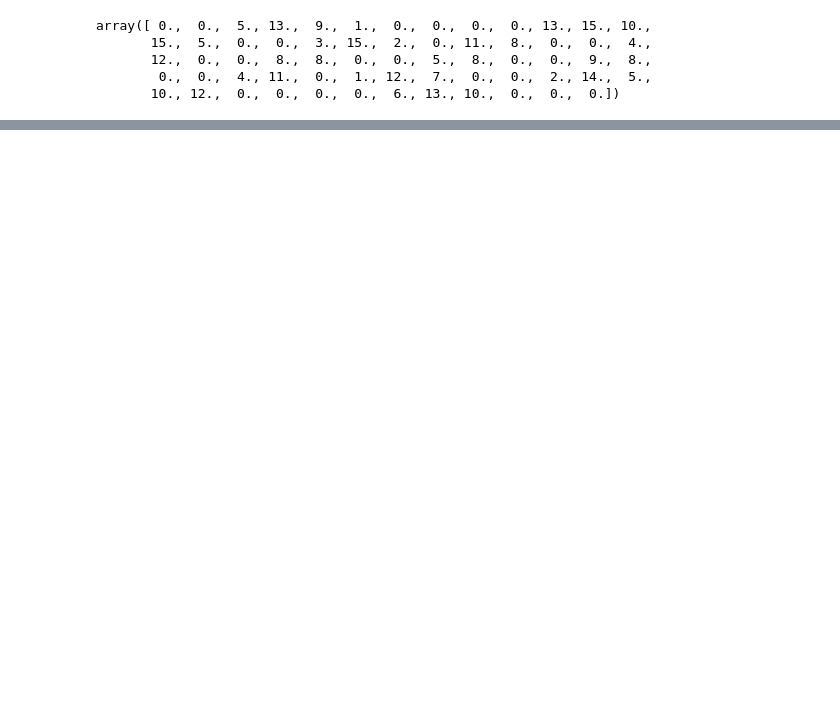
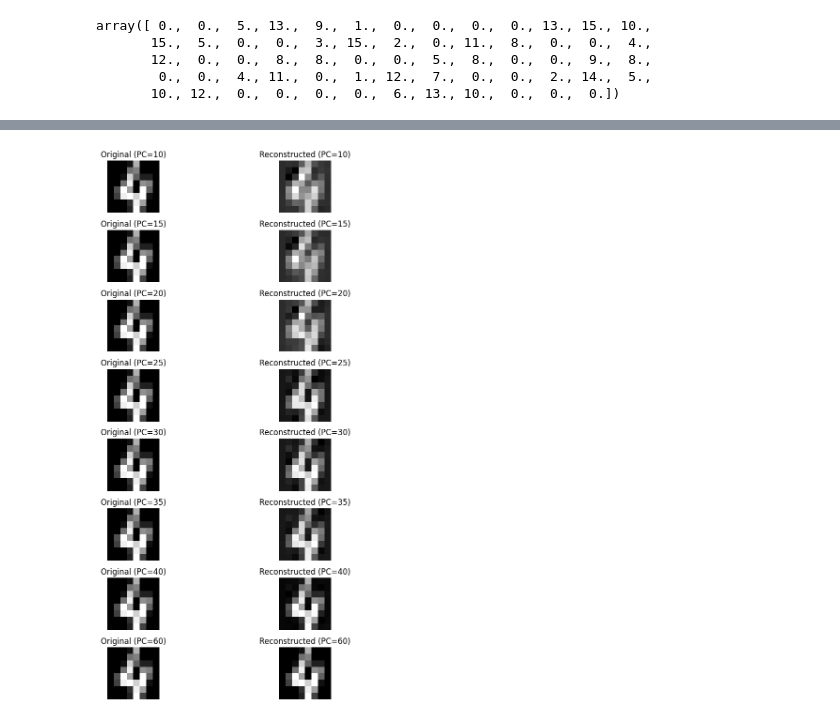
Before and after one commit to shayan-naghizade/ML_Practice, a Jupyter notebook: Principal Component Analysis/code.ipynb, the cells around one changed output, grey strips where cells are left out. Cells and saved outputs as stored; diff of their text form; code cells hidden in the pictures; blank space fills up the shorter version.

```diff
--- a/Principal Component Analysis/code.ipynb
+++ b/Principal Component Analysis/code.ipynb
@@ -101,0 +127,28 @@ Total variance captured: 0.2850936482369688
+# %%
+digits = load_digits()
+X = digits.data
+
+target_digit = 4
+i = list(digits.target).index(target_digit)
+
+components_list = [10, 15, 20, 25, 30, 35, 40, 60]
+
+fig, axes = plt.subplots(len(components_list), 2, figsize=(10, 12))
+
+for idx, n_components in enumerate(components_list):
+    pca = PCA(n_components=n_components)
+    X_pca = pca.fit_transform(X)
+    X_reconstructed = pca.inverse_transform(X_pca)
+
+    axes[idx, 0].imshow(X[i].reshape(8, 8), cmap='gray')
+    axes[idx, 0].axis('off')
+    axes[idx, 0].set_title(f"Original (PC={n_components})")
+
+    axes[idx, 1].imshow(X_reconstructed[i].reshape(8, 8), cmap='gray')
+    axes[idx, 1].axis('off')
+    axes[idx, 1].set_title(f"Reconstructed (PC={n_components})")
+
+plt.tight_layout()
+plt.show()
+# %% [output]
+[figure, added]
```
Also changed, not shown: parts of 9 cells of this notebook.
